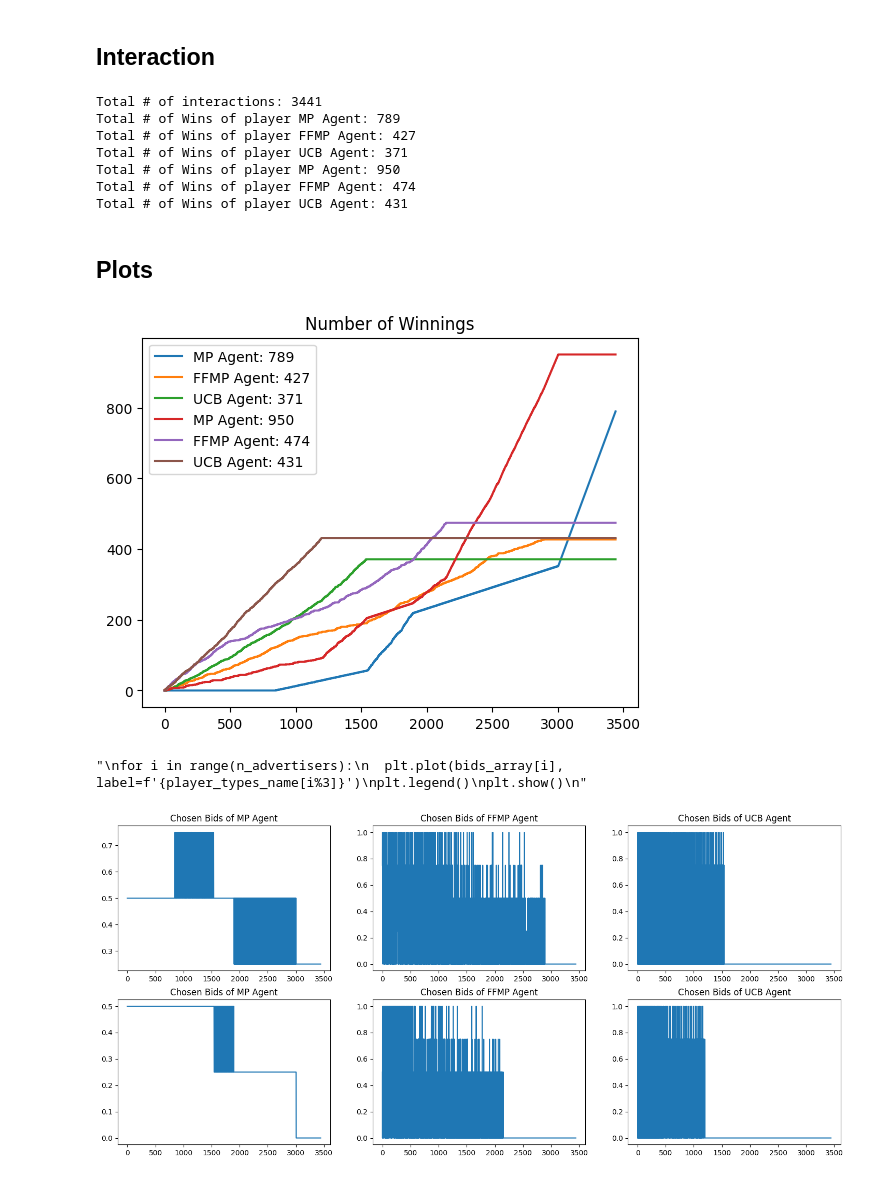
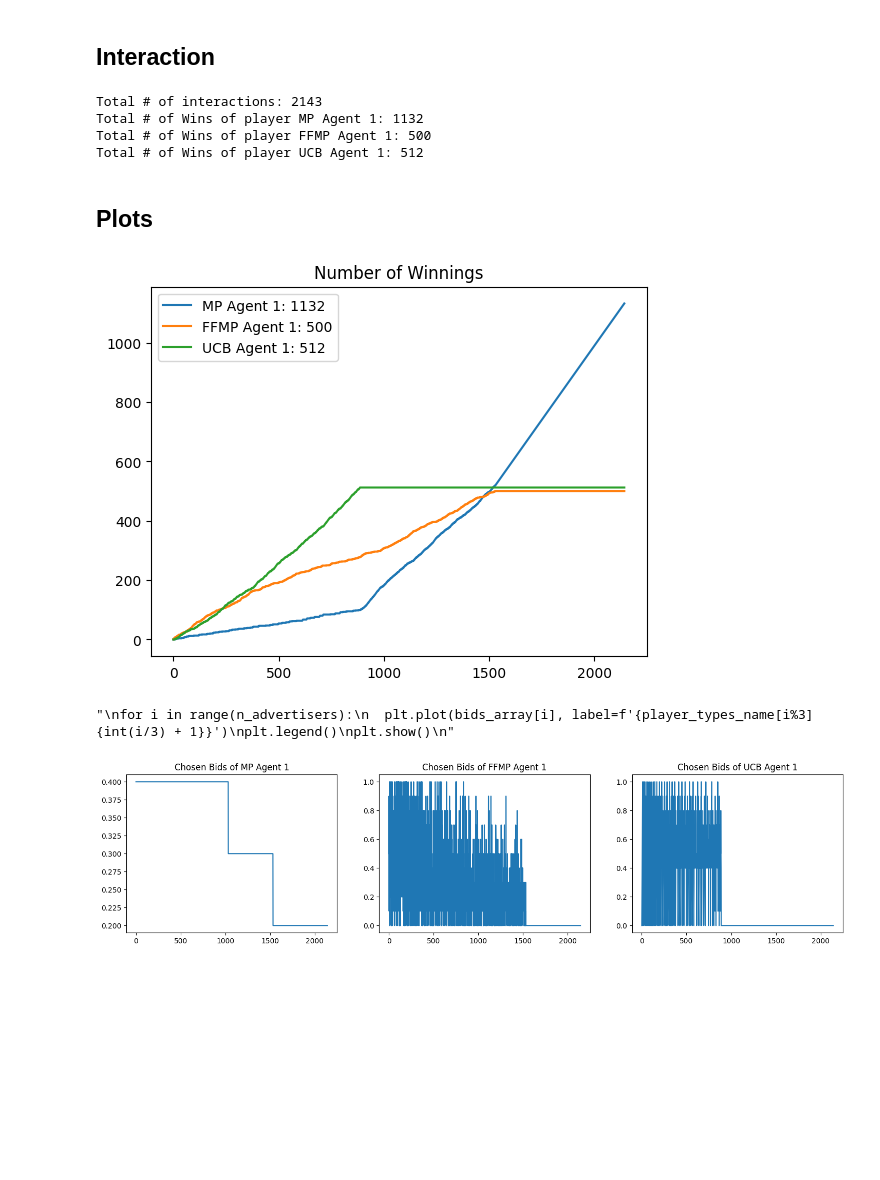
Before and after one commit to claudioarione/OnlineLearningApplications, a Jupyter notebook: requirement_4.ipynb, the cells around one changed output. Cells and saved outputs as stored; diff of their text form; code cells hidden in the pictures; blank space fills up the shorter version.

```diff
--- a/requirement_4.ipynb
+++ b/requirement_4.ipynb
@@ -153,7 +154,7 @@ class UCB1Agent:
         self.N_pulls = np.zeros(self.K)
         self.t = 0
 
-        self.budget = B
+        self.budget = budget
         self.valuation = valuation
         self.rho = self.budget/self.T
 
@@ -272,7 +272,7 @@ for u in range(n_users):
       total_wins_array[j] += winner[j]
 
     #print the round
-    #print(f'Round {u}) --- Bids: {bids} --- Winner: {player_types_name[winners%3]} --- payment: {payments_per_click}')
+    #print(f'Round {u}) --- Bids: {bids} --- Winner: {player_types_name[winners%3]} {int(i/3) + 1} --- payment: {payments_per_click}')
 
     # Check if everyone is out of budget: if yes -> stop the rounds
     flag = 1
@@ -284,42 +284,39 @@ for u in range(n_users):
 #Print some results
 print(f'Total # of interactions: {u}')
 for i in range(n_advertisers):
-  print(f'Total # of Wins of player {player_types_name[i%3]}: {total_wins_array[i]}')
+  print(f'Total # of Wins of player {player_types_name[i%3]} {int(i/3) + 1}: {total_wins_array[i]}')
 # %% [output]
-Total # of interactions: 3441
-Total # of Wins of player MP Agent: 789
-Total # of Wins of player FFMP Agent: 427
-Total # of Wins of player UCB Agent: 371
-Total # of Wins of player MP Agent: 950
-Total # of Wins of player FFMP Agent: 474
-Total # of Wins of player UCB Agent: 431
+Total # of interactions: 2143
+Total # of Wins of player MP Agent 1: 1132
+Total # of Wins of player FFMP Agent 1: 500
+Total # of Wins of player UCB Agent 1: 512
 # %% [markdown]
 ## Plots
 # %%
 for i in range(n_advertisers):
-  plt.plot(np.array(extract(i,winner_history)).cumsum(), label=f'{player_types_name[i%3]}: {total_wins_array[i]}')
+  plt.plot(np.array(extract(i,winner_history)).cumsum(), label=f'{player_types_name[i%3]} {int(i/3) + 1}: {total_wins_array[i]}')
   plt.title('Number of Winnings')
 plt.legend()
 plt.show()
 # %% [output]
-[figure, old version]
+[figure, new version]
 # %%
 fig, axes = plt.subplots(nrows=n_player_per_type, ncols=player_types, figsize = (player_types*6,n_player_per_type*4))
 axes = axes.reshape((-1,))
 
 for i in range(n_advertisers):
   axes[i].plot(bids_array[i])
-  axes[i].set_title(f'Chosen Bids of {player_types_name[i%3]}')
+  axes[i].set_title(f'Chosen Bids of {player_types_name[i%3]} {int(i/3) + 1}')
 
 '''
 for i in range(n_advertisers):
-  plt.plot(bids_array[i], label=f'{player_types_name[i%3]}')
+  plt.plot(bids_array[i], label=f'{player_types_name[i%3] {int(i/3) + 1}}')
 plt.legend()
 plt.show()
 '''
 # %% [output]
-"\nfor i in range(n_advertisers):\n  plt.plot(bids_array[i], label=f'{player_types_name[i%3]}')\nplt.legend()\nplt.show()\n"
+"\nfor i in range(n_advertisers):\n  plt.plot(bids_array[i], label=f'{player_types_name[i%3] {int(i/3) + 1}}')\nplt.legend()\nplt.show()\n"
-[figure, old version]
+[figure, new version]
 # %%
 fig, axes = plt.subplots(nrows=n_player_per_type, ncols=player_types, figsize = (player_types*6,n_player_per_type*4))
 axes = axes.reshape((-1,))
```
Also changed, not shown: parts of 26 cells of this notebook.
